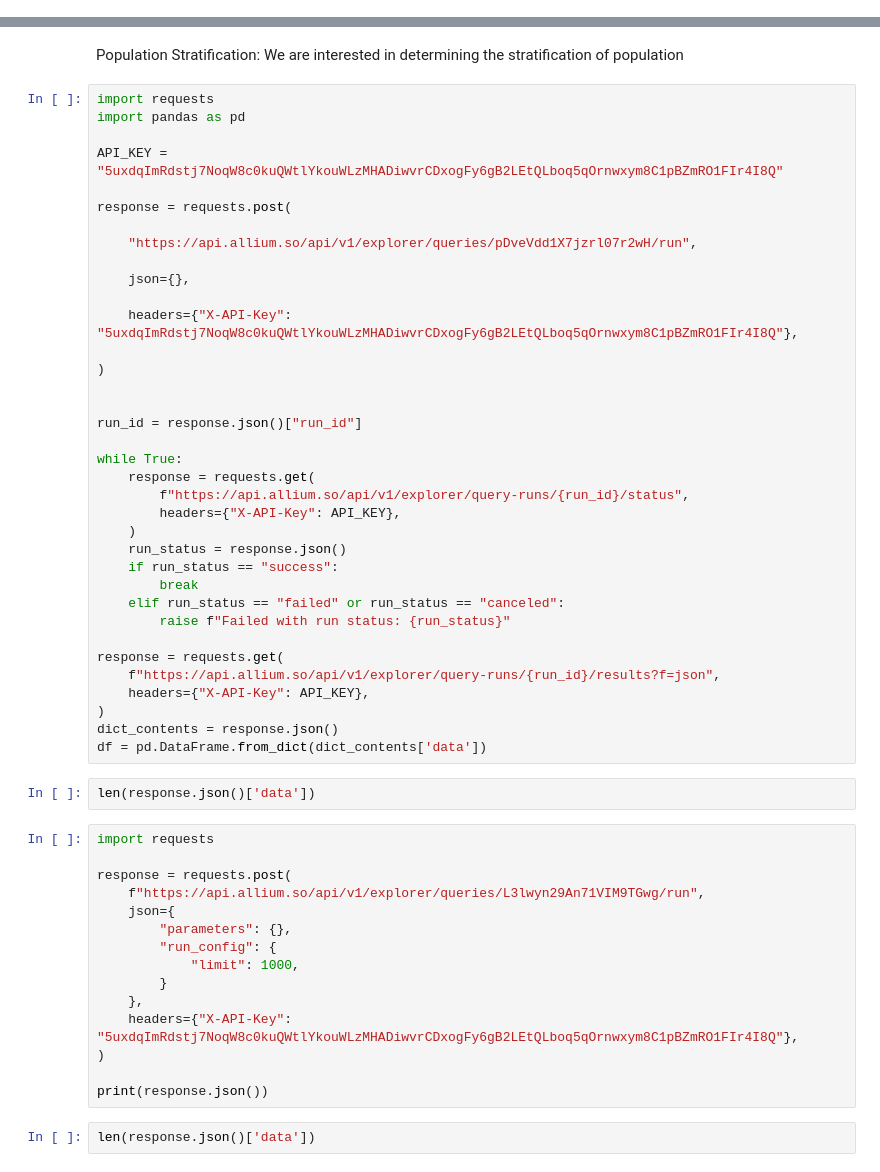
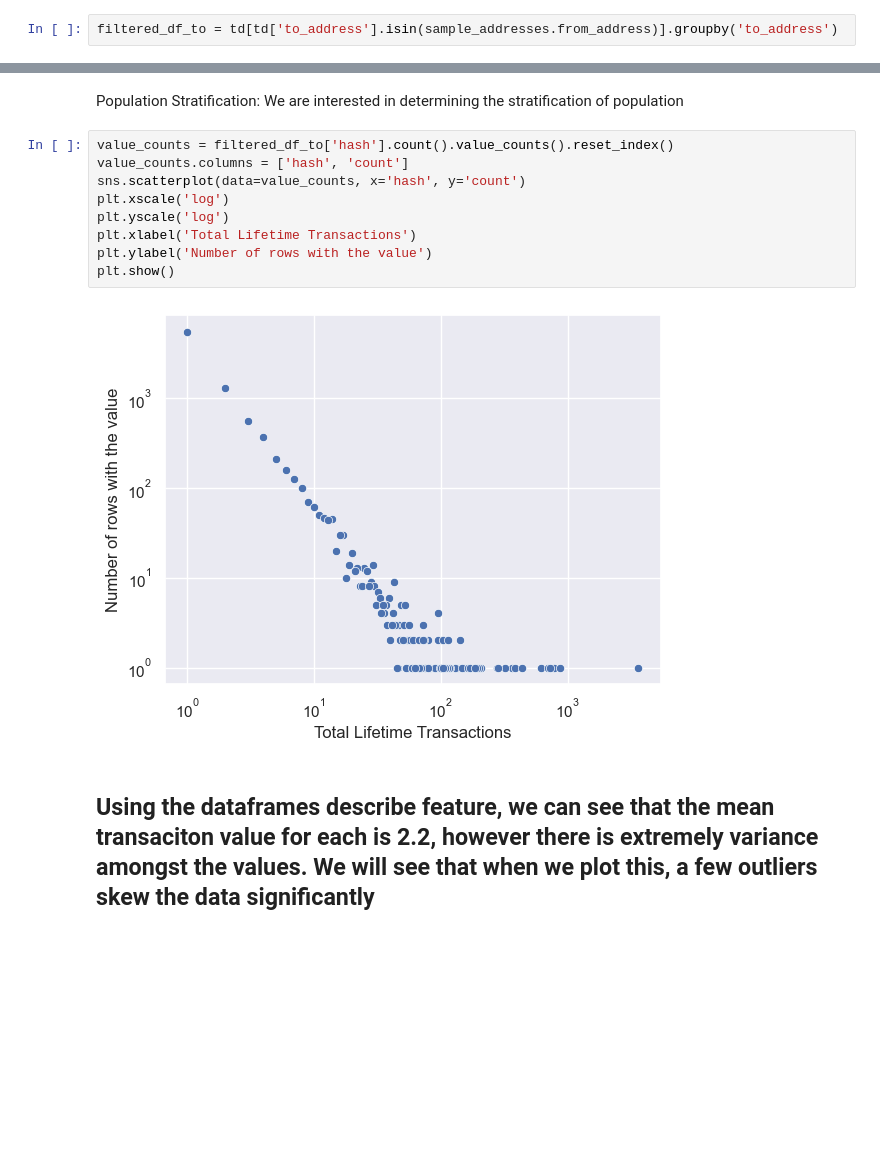
Before and after one commit to anonalyx/positive-reputation-score, a Jupyter notebook: data-import.ipynb, the cells around one changed output, grey strips where cells are left out. Drawn from its saved outputs; the diff is of its cells as text; blank space fills up the shorter version.

```diff
--- a/data-import.ipynb
+++ b/data-import.ipynb
@@ -414,0 +515,2 @@ td.shape
+# %%
+filtered_df_to = td[td['to_address'].isin(sample_addresses.from_address)].groupby('to_address')
@@ -415,58 +531,16 @@ td.shape
 # %% [markdown]
 Population Stratification:
 We are interested in determining the stratification of population
-# %%
-import requests
-import pandas as pd
-
-API_KEY = "5uxdqImRdstj7NoqW8c0kuQWtlYkouWLzMHADiwvrCDxogFy6gB2LEtQLboq5qOrnwxym8C1pBZmRO1FIr4I8Q"
-
-response = requests.post(
-
-    "https://api.allium.so/api/v1/explorer/queries/pDveVdd1X7jzrl07r2wH/run",
-
-    json={},
-
-    headers={"X-API-Key": "5uxdqImRdstj7NoqW8c0kuQWtlYkouWLzMHADiwvrCDxogFy6gB2LEtQLboq5qOrnwxym8C1pBZmRO1FIr4I8Q"},
-
-)
-
-
-run_id = response.json()["run_id"]
-
-while True:
-    response = requests.get(
-        f"https://api.allium.so/api/v1/explorer/query-runs/{run_id}/status",
-        headers={"X-API-Key": API_KEY},
-    )
-    run_status = response.json()
-    if run_status == "success":
-        break
-    elif run_status == "failed" or run_status == "canceled":
-        raise f"Failed with run status: {run_status}"
-
-response = requests.get(
-    f"https://api.allium.so/api/v1/explorer/query-runs/{run_id}/results?f=json",
-    headers={"X-API-Key": API_KEY},
-)
-dict_contents = response.json()
-df = pd.DataFrame.from_dict(dict_contents['data'])
-# %%
-len(response.json()['data'])
-# %%
-import requests
-
-response = requests.post(
-    f"https://api.allium.so/api/v1/explorer/queries/L3lwyn29An71VIM9TGwg/run",
-    json={
-        "parameters": {},
-        "run_config": {
-            "limit": 1000,
-        }
-    },
-    headers={"X-API-Key": "5uxdqImRdstj7NoqW8c0kuQWtlYkouWLzMHADiwvrCDxogFy6gB2LEtQLboq5qOrnwxym8C1pBZmRO1FIr4I8Q"},
-)
-
-print(response.json())
-# %%
-len(response.json()['data'])
+# %%
+value_counts = filtered_df_to['hash'].count().value_counts().reset_index()
+value_counts.columns = ['hash', 'count']
+sns.scatterplot(data=value_counts, x='hash', y='count')
+plt.xscale('log')
+plt.yscale('log')
+plt.xlabel('Total Lifetime Transactions')
+plt.ylabel('Number of rows with the value')
+plt.show()
+# %% [output]
+[figure, added]
+# %% [markdown]
+## Using the dataframes describe feature, we can see that the mean transaciton value for each  is 2.2, however there is extremely variance amongst the values. We will see that when we plot this, a few outliers skew the data significantly
```
Also changed, not shown: parts of 59 cells of this notebook, 5 other files.
